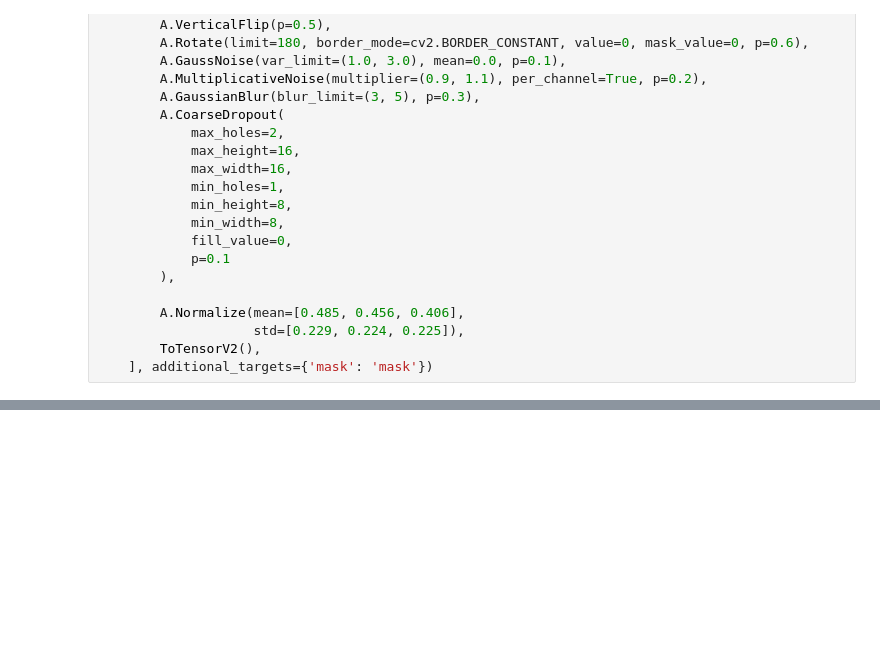
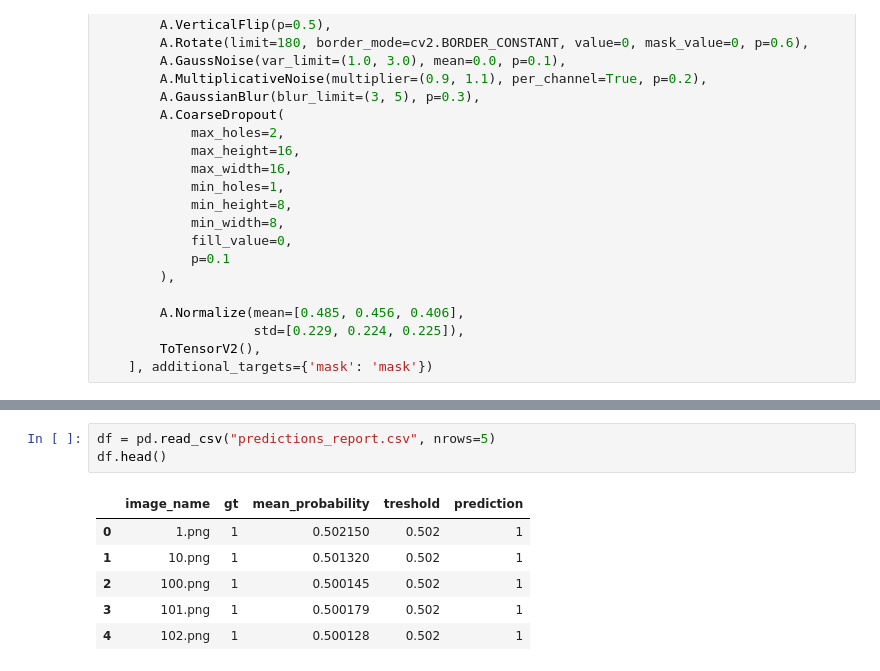
Before and after one commit to Dacheki/Polyp_segmentation, a Jupyter notebook: code/UNET_pls_pls_from_smp.ipynb, the cells around one changed output, grey strips where cells are left out. Saved outputs shown, nothing was run; the diff lists cells and outputs as text; blank space fills up the shorter version.

```diff
--- a/code/UNET_pls_pls_from_smp.ipynb
+++ b/code/UNET_pls_pls_from_smp.ipynb
@@ -465,0 +497,10 @@ IoU: 0.3151 | Recall: 1.0000 | Precision: 1.0000 | F1 Score: 1.0000 | AUC Score:
+# %%
+df = pd.read_csv("predictions_report.csv", nrows=5)
+df.head()
+# %% [output]
+|  | image_name | gt | mean_probability | treshold | prediction |
+| 0 | 1.png | 1 | 0.502150 | 0.502 | 1 |
+| 1 | 10.png | 1 | 0.501320 | 0.502 | 1 |
+| 2 | 100.png | 1 | 0.500145 | 0.502 | 1 |
+| 3 | 101.png | 1 | 0.500179 | 0.502 | 1 |
+| 4 | 102.png | 1 | 0.500128 | 0.502 | 1 |
```
Also changed, not shown: parts of 12 cells of this notebook.
